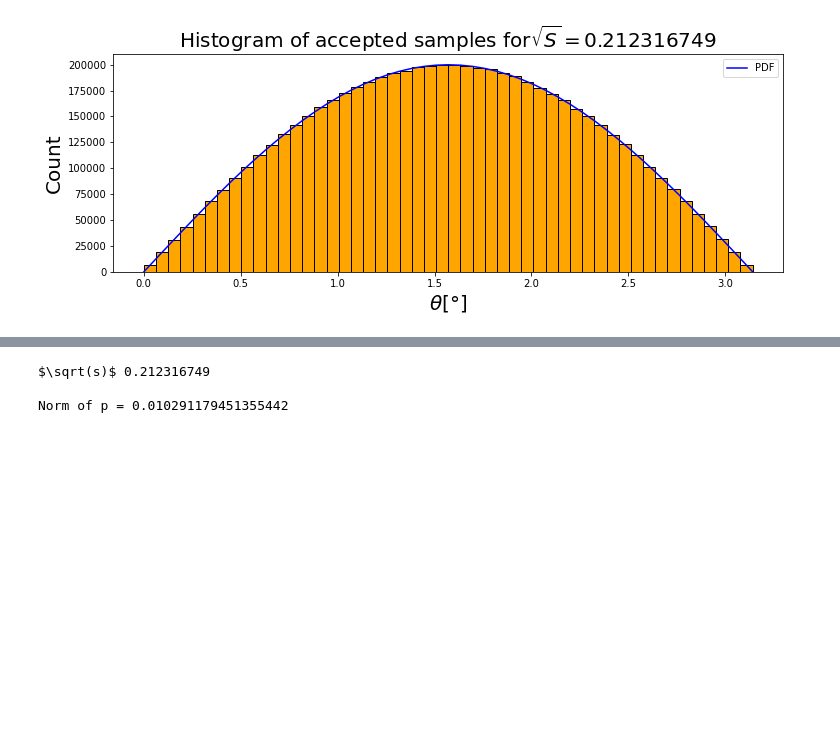
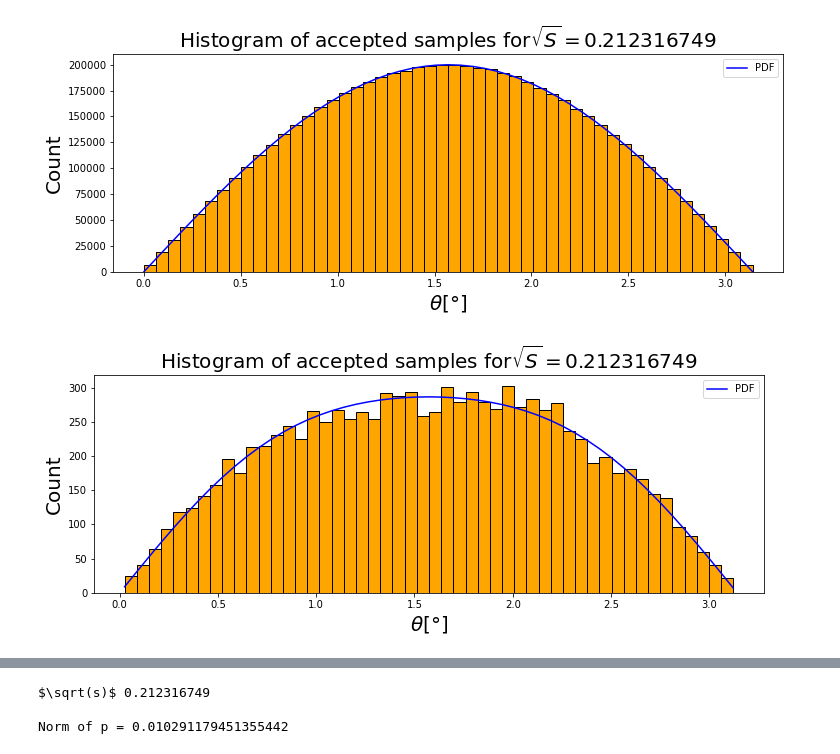
Before and after one commit to eigen-carmona/LCP_projects_Y3, a Jupyter notebook: Muons_project.ipynb, the cells around one changed output, grey strips where cells are left out. Saved outputs shown, nothing was run; the diff lists cells and outputs as text; code cells hidden in the pictures; blank space fills up the shorter version.

```diff
--- a/Muons_project.ipynb
+++ b/Muons_project.ipynb
@@ -87,8 +87,7 @@ def cross_section(rs):
 
 
 def dif_cross_section(rs,theta):
-    '''Takes the energy rs as a parameter and a given value of theta
-    to return the corresponding differential cross section.\n
+    '''Takes the energy rs as a parameter and a given value of theta to return the corresponding differential cross section.\n
     -rs(float): Center of Mass Energy, in GeV.\n
     -theta(float): Scattering angle, in rad.\n
     -sigma(float): Differential cross-section, in ub/strad\n'''
@@ -233,6 +232,24 @@ Integral of the normalized PDF in [0,pi] 0.9999999999999999
 ###
 ##
 #
+# %%
+## Defining an arbitrary pdf holder
+class lazy_energy:
+    def __init__(self,s):
+        self.s = s
+
+class my_pdf(st.rv_continuous):
+    energy = E
+    def _pdf(self,x):
+        f = lambda x: pdf_theta_normalized(self.energy, x)
+        return f(x)  # Normalized over its range, in this case [0,1]
+
+my_cv = my_pdf(a=0, b=np.pi, name='theta_random')
+my_cv.rvs(size = 2)
+my_cv.rvs(size = 2)
+def sample_this_energy(energy):
+    my_cv.energy = energy
+    return my_cv.rvs()
 # %%
 #Inputs
 box = [0,np.pi,0.0,0.5] #Box coordinates [x0,x1,y0,y1] for analysis
@@ -261,3 +278,21 @@ plt.legend()
 plt.show()
 # %% [output]
 [figure]
+# %%
+### ALTERNATIVE, APPARENTLY S
+# Plot scaled histogram
+fig, ax = plt.subplots(figsize=(12,4))
+
+n, bins, _ = ax.hist(my_cv.rvs(size = 10000), bins=50,color='orange', ec='black')
+
+d = (bins[1]-bins[0])
+scaling = d * n.sum()
+ax.plot(bins, pdf_theta_normalized(6*E,bins)*scaling,color='blue', label='PDF')
+
+plt.title('Histogram of accepted samples for'r'$ \sqrt{S}=$'+str(E), fontsize=20)
+plt.xlabel(r'$ \theta [°]$', fontsize=20)
+plt.ylabel('Count', fontsize=20)
+plt.legend()
+plt.show()
+# %% [output]
+[figure, added]
```
Also changed, not shown: parts of 6 cells of this notebook.
